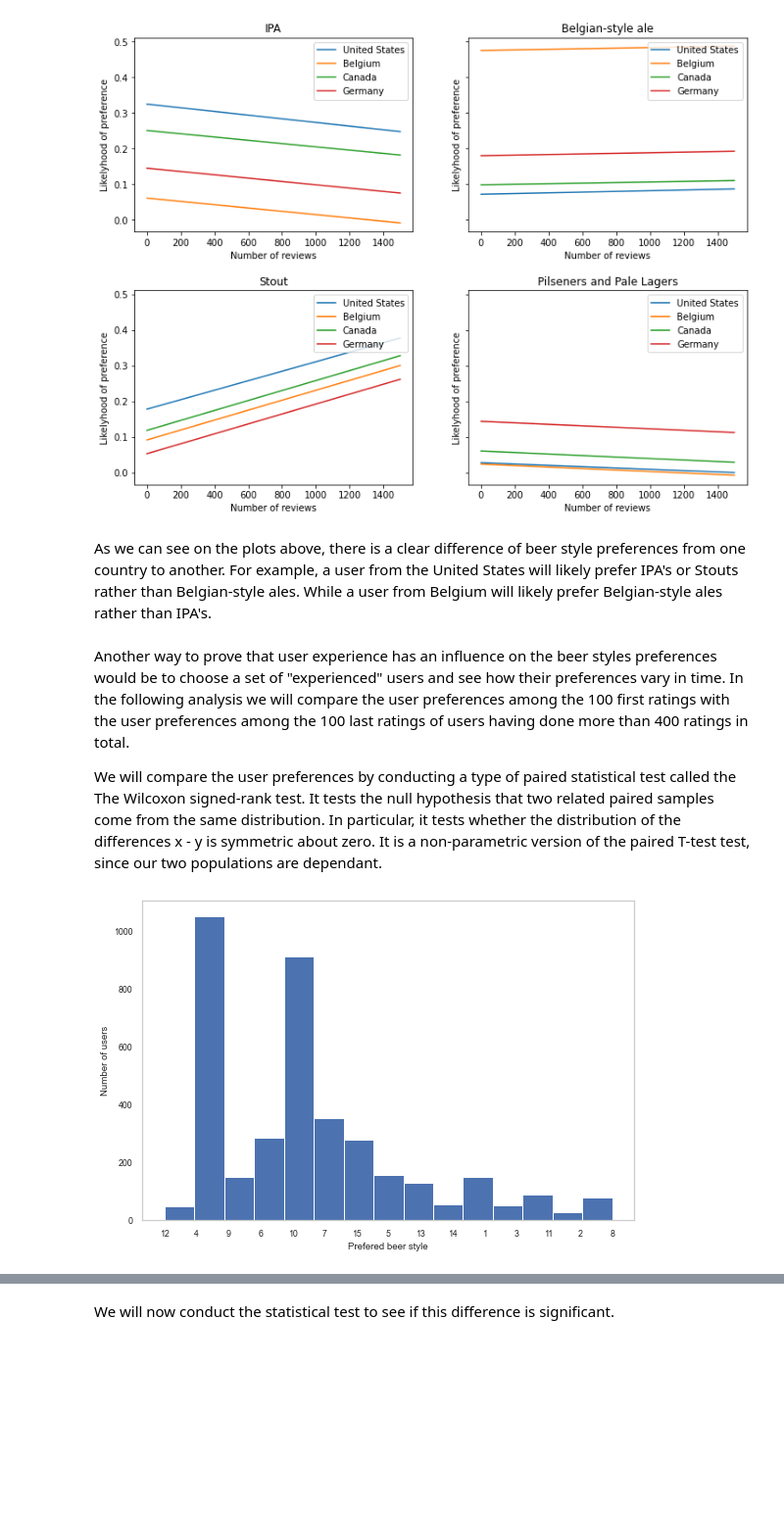
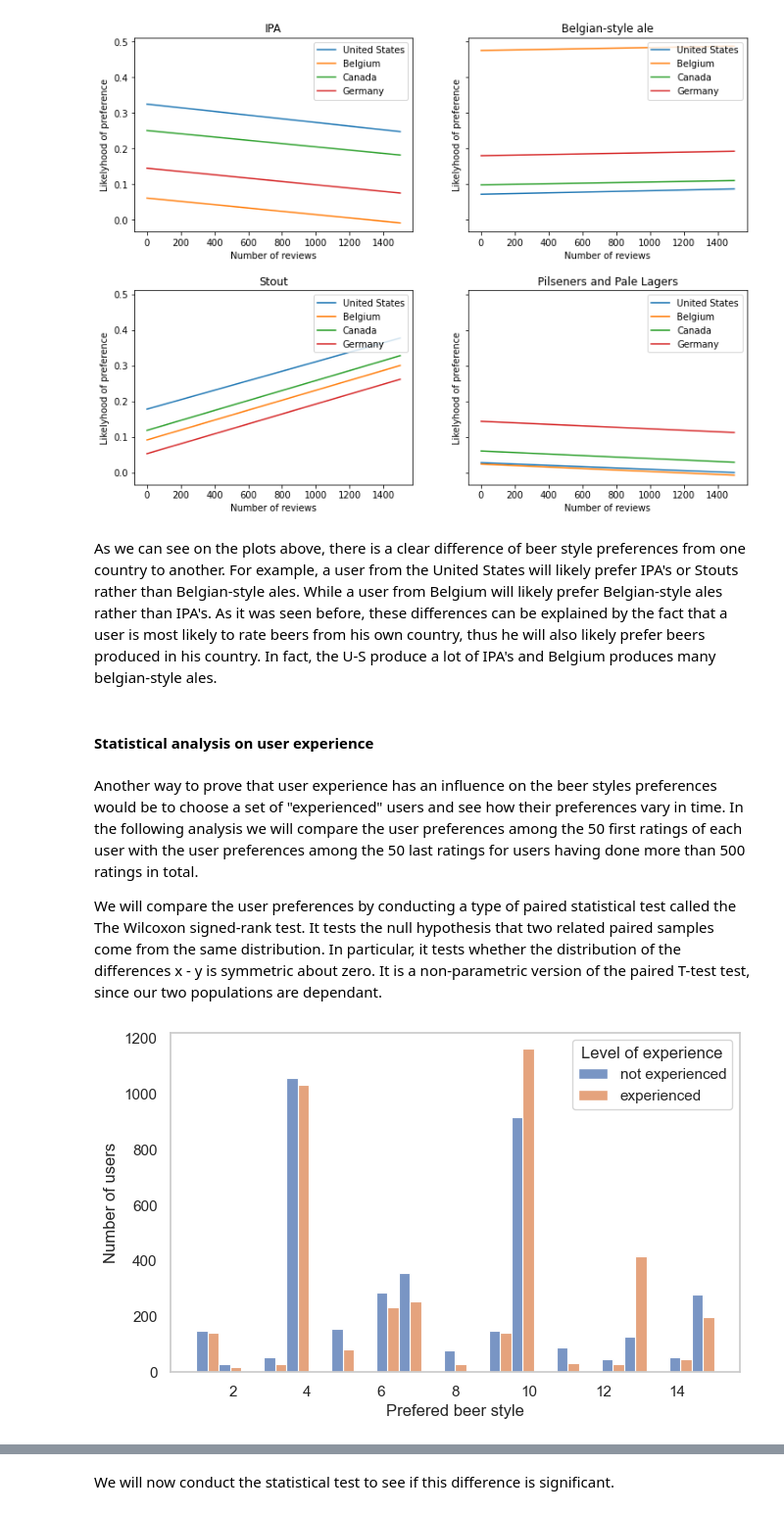
Before and after one commit to epfl-ada/ada-2022-project-toohottohoot, a Jupyter notebook: milestone 3/Final.ipynb, the cells around one changed output, grey strips where cells are left out. Shown at 98% size. Cells and saved outputs as stored; diff of their text form; code cells hidden in the pictures; blank space fills up the shorter version.

Commit message:
last changes Lola

```diff
--- a/milestone 3/Final.ipynb
+++ b/milestone 3/Final.ipynb
@@ -309,9 +327,11 @@ for i in range(4):
 # %% [output]
 [figure]
 # %% [markdown]
-As we can see on the plots above, there is a clear difference of beer style preferences from one country to another. For example, a user from the United States will likely prefer IPA's or Stouts rather than Belgian-style ales. While a user from Belgium will likely prefer Belgian-style ales rather than IPA's.
+As we can see on the plots above, there is a clear difference of beer style preferences from one country to another. For example, a user from the United States will likely prefer IPA's or Stouts rather than Belgian-style ales. While a user from Belgium will likely prefer Belgian-style ales rather than IPA's. As it was seen before, these differences can be explained by the fact that a user is most likely to rate beers from his own country, thus he will also likely prefer beers produced in his country. In fact, the U-S produce a lot of IPA's and Belgium produces many belgian-style ales.
+# %% [markdown]
+#### Statistical analysis on user experience
 # %% [markdown]
-Another way to prove that user experience has an influence on the beer styles preferences would be to choose a set of "experienced" users and see how their preferences vary in time. In the following analysis we will compare the user preferences among the 100 first ratings with the user preferences among the 100 last ratings of users having done more than 400 ratings in total.
+Another way to prove that user experience has an influence on the beer styles preferences would be to choose a set of "experienced" users and see how their preferences vary in time. In the following analysis we will compare the user preferences among the 50 first ratings of each user with the user preferences among the 50 last ratings for users having done more than 500 ratings in total.
 
 We will compare the user preferences by conducting a type of paired statistical test called the The Wilcoxon signed-rank test. It tests the null hypothesis that two related paired samples come from the same distribution. In particular, it tests whether the distribution of the differences x - y is symmetric about zero. It is a non-parametric version of the paired T-test test, since our two populations are dependant.
 # %%
@@ -329,24 +349,24 @@ for key in experienced_users_dict:
     by_user = {
         'user': [key],
         'country': [experienced_users_dict[key]["user_country"].iloc[0]],
-        'main_country_rated_before':[experienced_users_dict[key].iloc[:10]["country"].value_counts().keys()[
-            experienced_users_dict[key].iloc[:10]["country"].value_counts().argmax()]],
-        'main_country_rated_after':[experienced_users_dict[key].iloc[-10:]["country"].value_counts().keys()[
-            experienced_users_dict[key].iloc[-10:]["country"].value_counts().argmax()]],
-        'fav_country_before':[experienced_users_dict[key].iloc[:10].sort_values(by="rating",ascending=False)["country"][:3].value_counts().keys()[
-            experienced_users_dict[key].iloc[:10].sort_values(by="rating",ascending=False)["country"][:3].value_counts().argmax()]],
-        'fav_country_after':[experienced_users_dict[key].iloc[-10:].sort_values(by="rating",ascending=False)["country"][:3].value_counts().keys()[
-            experienced_users_dict[key].iloc[-10:].sort_values(by="rating",ascending=False)["country"][:3].value_counts().argmax()]],
-        'main_style_rated_before': [experienced_users_dict[key].iloc[:10]["style"].value_counts().keys()[
-            experienced_users_dict[key].iloc[:10]["style"].value_counts().argmax()]],
-        'main_style_rated_after': [experienced_users_dict[key].iloc[-10:]["style"].value_counts().keys()[
-            experienced_users_dict[key].iloc[-10:]["style"].value_counts().argmax()]],
-        'fav_style_before':[experienced_users_dict[key].iloc[:10].sort_values(by="rating",ascending=False)["style"][:3].value_counts().keys()[
-            experienced_users_dict[key].iloc[:10].sort_values(by="rating",ascending=False)["style"][:3].value_counts().argmax()]],
+        'main_country_rated_before':[experienced_users_dict[key].iloc[:50]["country"].value_counts().keys()[
+            experienced_users_dict[key].iloc[:50]["country"].value_counts().argmax()]],
+        'main_country_rated_after':[experienced_users_dict[key].iloc[-50:]["country"].value_counts().keys()[
+            experienced_users_dict[key].iloc[-50:]["country"].value_counts().argmax()]],
+        'fav_country_before':[experienced_users_dict[key].iloc[:50].sort_values(by="rating",ascending=False)["country"][:3].value_counts().keys()[
+            experienced_users_dict[key].iloc[:50].sort_values(by="rating",ascending=False)["country"][:3].value_counts().argmax()]],
+        'fav_country_after':[experienced_users_dict[key].iloc[-50:].sort_values(by="rating",ascending=False)["country"][:3].value_counts().keys()[
+            experienced_users_dict[key].iloc[-50:].sort_values(by="rating",ascending=False)["country"][:3].value_counts().argmax()]],
+        'main_style_rated_before': [experienced_users_dict[key].iloc[:50]["style"].value_counts().keys()[
+            experienced_users_dict[key].iloc[:50]["style"].value_counts().argmax()]],
+        'main_style_rated_after': [experienced_users_dict[key].iloc[-50:]["style"].value_counts().keys()[
+            experienced_users_dict[key].iloc[-50:]["style"].value_counts().argmax()]],
+        'fav_style_before':[experienced_users_dict[key].iloc[:50].sort_values(by="rating",ascending=False)["style"][:3].value_counts().keys()[
+            experienced_users_dict[key].iloc[:50].sort_values(by="rating",ascending=False)["style"][:3].value_counts().argmax()]],
         'fav_merged_style_before':[experienced_users_dict[key].iloc[:50].sort_values(by="rating",ascending=False)["style_merged"][:1].value_counts().keys()[
             experienced_users_dict[key].iloc[:50].sort_values(by="rating",ascending=False)["style_merged"][:1].value_counts().argmax()]],
-        'fav_style_after':[experienced_users_dict[key].iloc[-10:].sort_values(by="rating",ascending=False)["style"][:3].value_counts().keys()[
-            experienced_users_dict[key].iloc[-10:].sort_values(by="rating",ascending=False)["style"][:3].value_counts().argmax()]],
+        'fav_style_after':[experienced_users_dict[key].iloc[-50:].sort_values(by="rating",ascending=False)["style"][:3].value_counts().keys()[
+            experienced_users_dict[key].iloc[-50:].sort_values(by="rating",ascending=False)["style"][:3].value_counts().argmax()]],
         'fav_merged_style_after':[experienced_users_dict[key].iloc[-50:].sort_values(by="rating",ascending=False)["style_merged"][:1].value_counts().keys()[
             experienced_users_dict[key].iloc[-50:].sort_values(by="rating",ascending=False)["style_merged"][:1].value_counts().argmax()]],
         'total_ratings': [experienced_users_dict[key]["user_nbr_ratings"].iloc[0]],
@@ -355,14 +375,20 @@ for key in experienced_users_dict:
 
 experienced_users_summary.reset_index(drop=True, inplace=True)
 # %%
-# Plot of histogram of prefered beer styles when the users didn't have much experience
-a4_dims = (9, 6)
+# Plot of histogram of prefered beer styles when the users have a little and lot of experience
+a4_dims = (7.5, 4.5)
 fig, ax = plt.subplots(figsize=a4_dims)
-experienced_users_summary["fav_merged_style_before"].hist(ax=ax, bins=len(experienced_users_summary["fav_merged_style_before"].unique()))
+x = experienced_users_summary["fav_merged_style_before"].astype(int)
+y = experienced_users_summary["fav_merged_style_after"].astype(int)
+
+df_plot = pd.concat(axis=0, ignore_index=True, objs=[
+    pd.DataFrame.from_dict({'beer_style': x, 'Level of experience': 'not experienced'}),
+    pd.DataFrame.from_dict({'beer_style': y, 'Level of experience': 'experienced'})])
+sns.histplot(data=df_plot, x="beer_style", hue="Level of experience",multiple="dodge")
 ax.set_xlabel('Prefered beer style')
 ax.set_ylabel('Number of users')
 ax.grid(False)
 plt.show()
 # %% [output]
-[figure, old version]
+[figure, new version]
 # %% [markdown]
```
Also changed, not shown: parts of 47 cells of this notebook.
